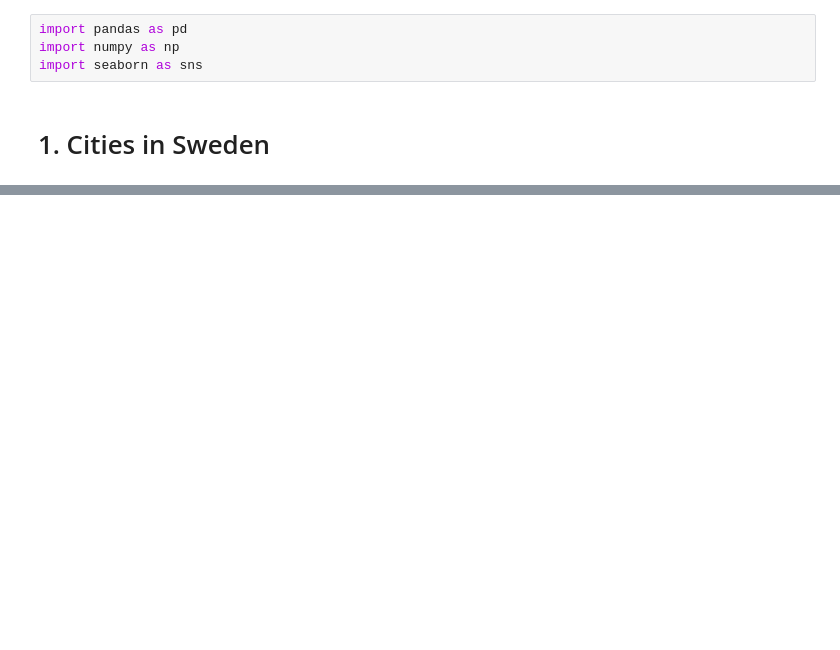
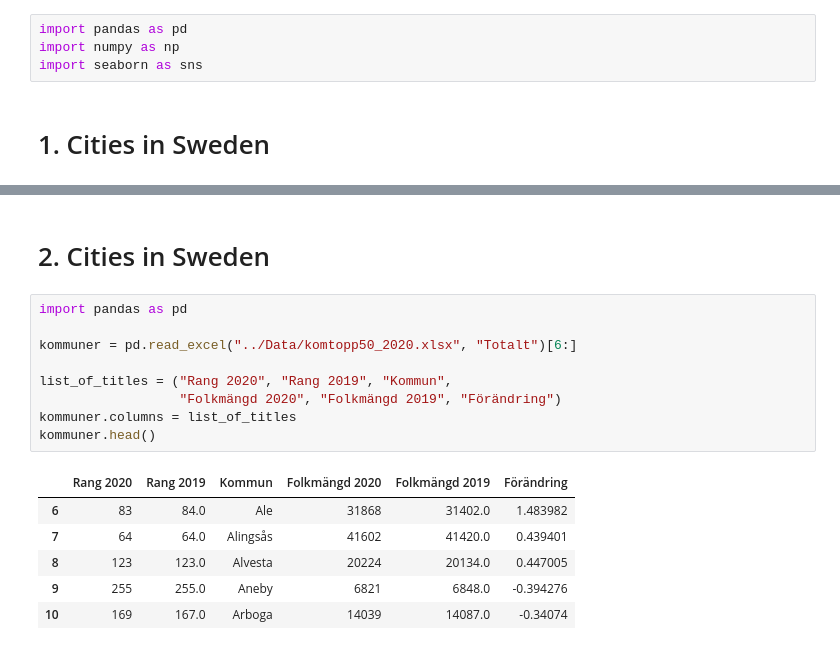
Before and after one commit to LukasKallstrom/databehandling_Lukas_Kallstrom, a Jupyter notebook: Excercises/Excercise00.ipynb, the cells around one changed output, grey strips where cells are left out. Drawn from its saved outputs; the diff is of its cells as text; blank space fills up the shorter version.

```diff
--- a/Excercises/Excercise00.ipynb
+++ b/Excercises/Excercise00.ipynb
@@ -39,0 +61,18 @@ df.sort_values(by="Population", ascending=False)[0:3]
+# %% [markdown]
+# 2. Cities in Sweden
+# %%
+import pandas as pd
+
+kommuner = pd.read_excel("../Data/komtopp50_2020.xlsx", "Totalt")[6:]
+
+list_of_titles = ("Rang 2020", "Rang 2019", "Kommun",
+                  "Folkmängd 2020", "Folkmängd 2019", "Förändring")
+kommuner.columns = list_of_titles
+kommuner.head()
+# %% [output]
+|  | Rang 2020 | Rang 2019 | Kommun | Folkmängd 2020 | Folkmängd 2019 | Förändring |
+| 6 | 83 | 84.0 | Ale | 31868 | 31402.0 | 1.483982 |
+| 7 | 64 | 64.0 | Alingsås | 41602 | 41420.0 | 0.439401 |
+| 8 | 123 | 123.0 | Alvesta | 20224 | 20134.0 | 0.447005 |
+| 9 | 255 | 255.0 | Aneby | 6821 | 6848.0 | -0.394276 |
+| 10 | 169 | 167.0 | Arboga | 14039 | 14087.0 | -0.34074 |
```
Also changed, not shown: parts of 20 cells of this notebook.
